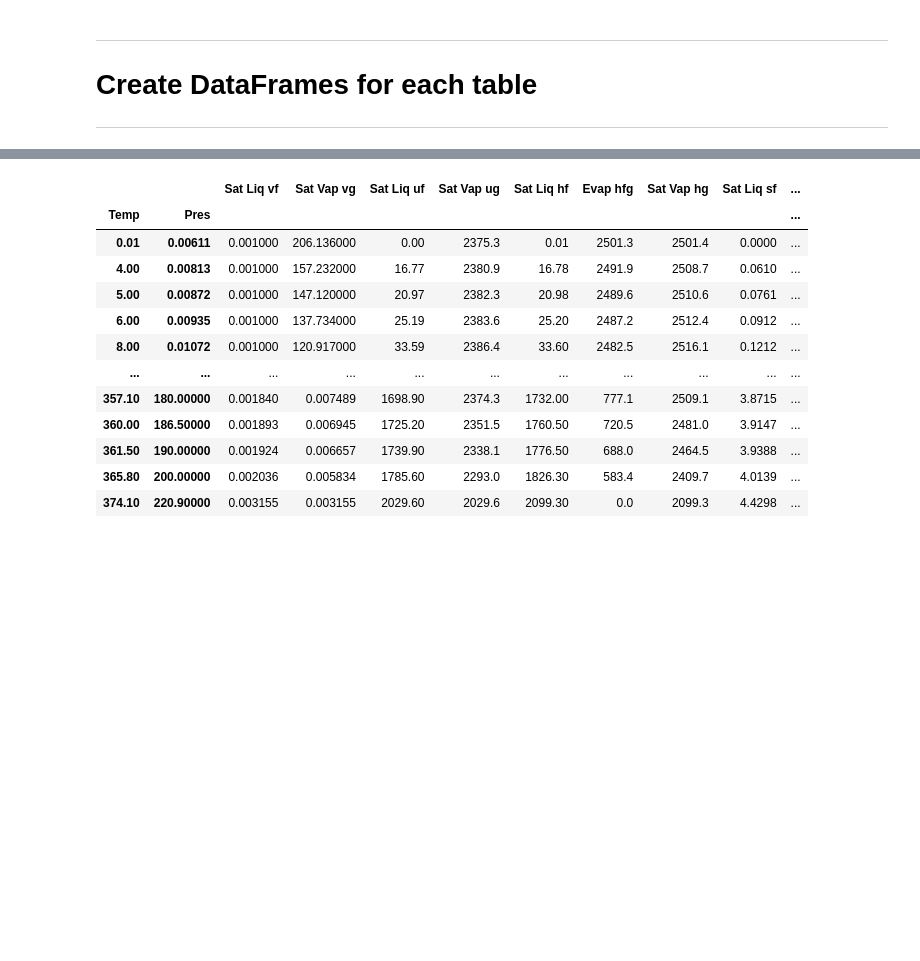
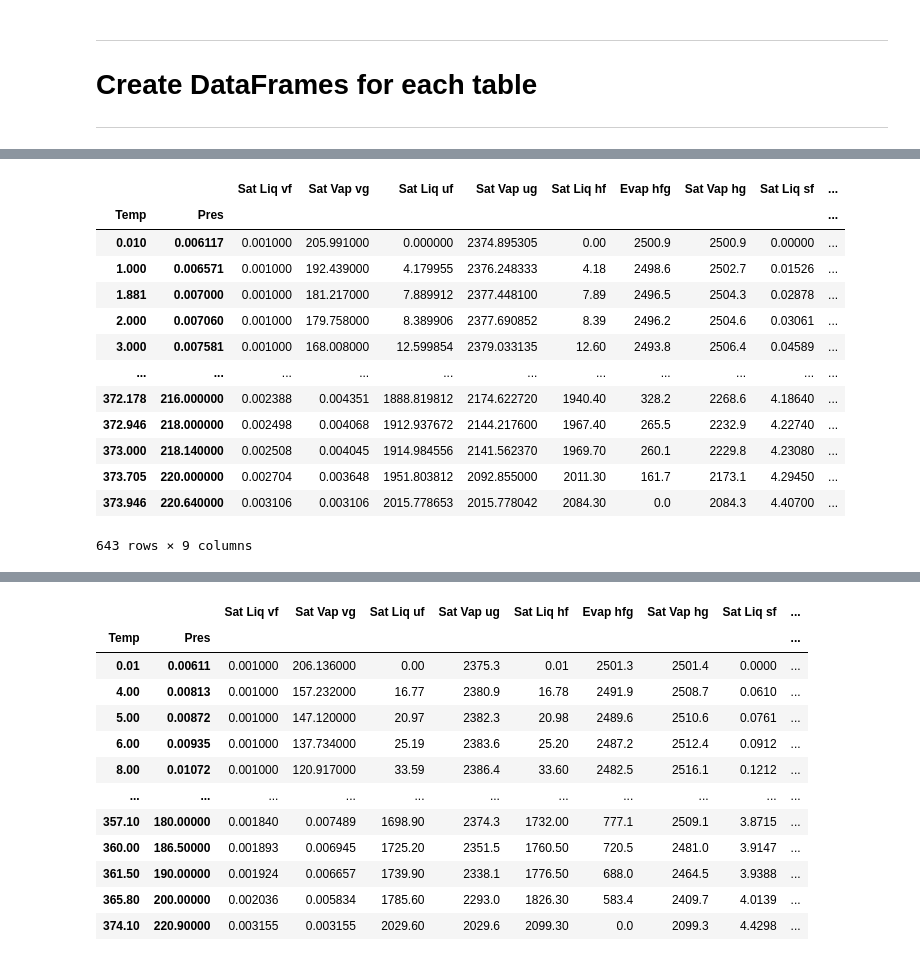
Before and after one commit to kentoabeywardane/SteamTableCalculator, a Jupyter notebook: Steam Table Calculator.ipynb, the cells around one changed output, grey strips where cells are left out. Cells and saved outputs as stored; diff of their text form; code cells hidden in the pictures; blank space fills up the shorter version.

Commit message:
NIST Tables
Updated files to utilize NIST tables.

```diff
--- a/Steam Table Calculator.ipynb
+++ b/Steam Table Calculator.ipynb
@@ -521,0 +554,17 @@ SupWat2 = SupWatnewtable(SupWat2)
+# %%
+NIST_Sat
+# %% [output]
+|  |  | Sat Liq vf | Sat Vap vg | Sat Liq uf | Sat Vap ug | Sat Liq hf | Evap hfg | Sat Vap hg | Sat Liq sf | ... |
+| Temp | Pres |  |  |  |  |  |  |  |  | ... |
+| 0.010 | 0.006117 | 0.001000 | 205.991000 | 0.000000 | 2374.895305 | 0.00 | 2500.9 | 2500.9 | 0.00000 | ... |
+| 1.000 | 0.006571 | 0.001000 | 192.439000 | 4.179955 | 2376.248333 | 4.18 | 2498.6 | 2502.7 | 0.01526 | ... |
+| 1.881 | 0.007000 | 0.001000 | 181.217000 | 7.889912 | 2377.448100 | 7.89 | 2496.5 | 2504.3 | 0.02878 | ... |
+| 2.000 | 0.007060 | 0.001000 | 179.758000 | 8.389906 | 2377.690852 | 8.39 | 2496.2 | 2504.6 | 0.03061 | ... |
+| 3.000 | 0.007581 | 0.001000 | 168.008000 | 12.599854 | 2379.033135 | 12.60 | 2493.8 | 2506.4 | 0.04589 | ... |
+| ... | ... | ... | ... | ... | ... | ... | ... | ... | ... | ... |
+| 372.178 | 216.000000 | 0.002388 | 0.004351 | 1888.819812 | 2174.622720 | 1940.40 | 328.2 | 2268.6 | 4.18640 | ... |
+| 372.946 | 218.000000 | 0.002498 | 0.004068 | 1912.937672 | 2144.217600 | 1967.40 | 265.5 | 2232.9 | 4.22740 | ... |
+| 373.000 | 218.140000 | 0.002508 | 0.004045 | 1914.984556 | 2141.562370 | 1969.70 | 260.1 | 2229.8 | 4.23080 | ... |
+| 373.705 | 220.000000 | 0.002704 | 0.003648 | 1951.803812 | 2092.855000 | 2011.30 | 161.7 | 2173.1 | 4.29450 | ... |
+| 373.946 | 220.640000 | 0.003106 | 0.003106 | 2015.778653 | 2015.778042 | 2084.30 | 0.0 | 2084.3 | 4.40700 | ... |
+643 rows × 9 columns
```
Also changed, not shown: parts of 8 cells of this notebook, 5 other files.
